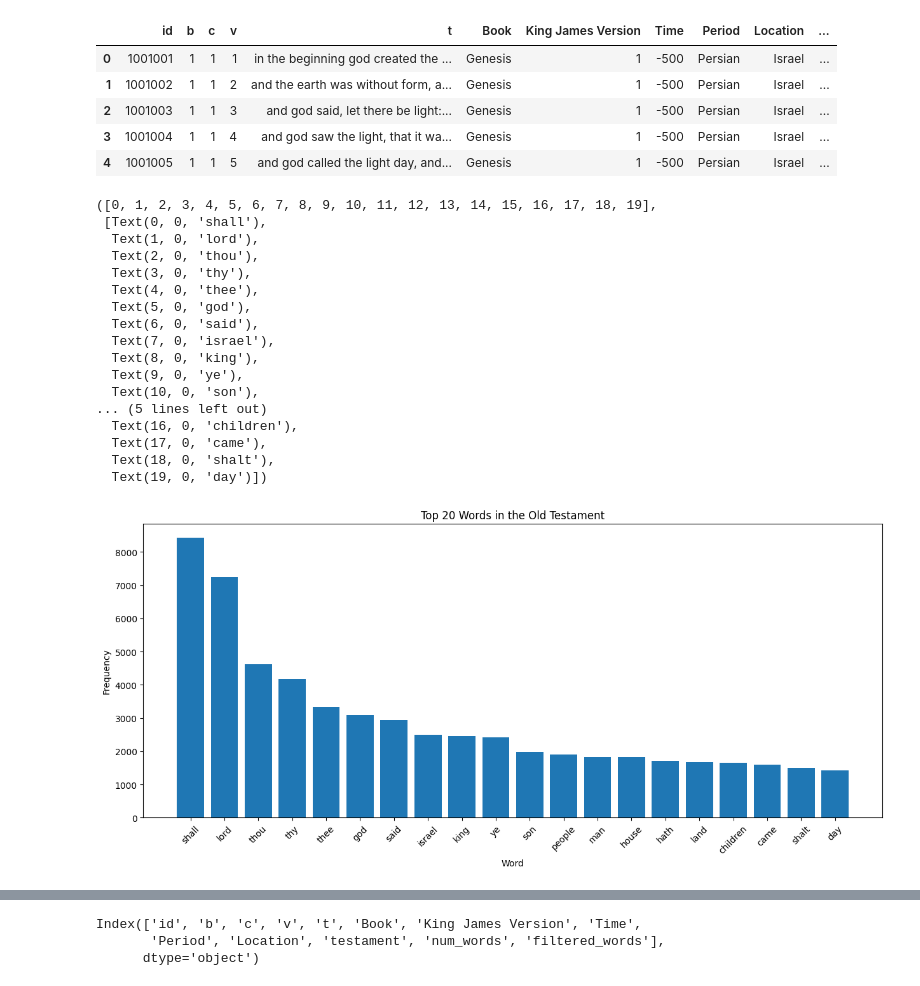
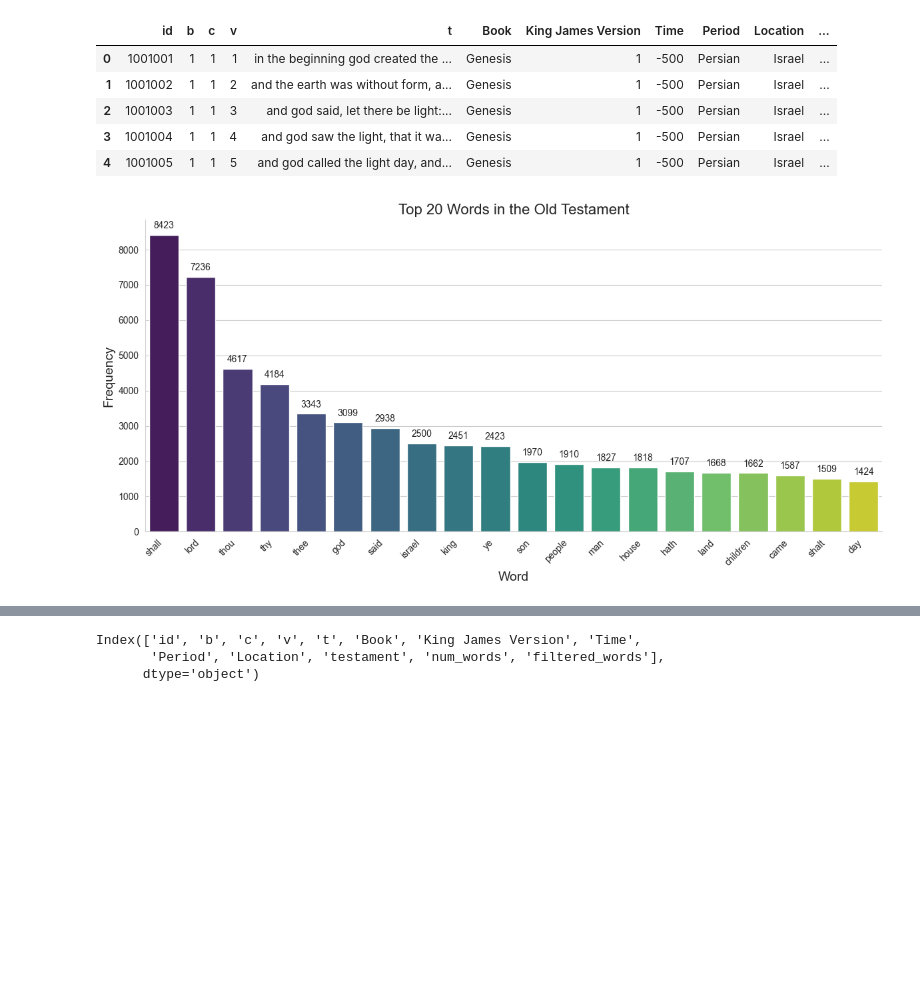
Before and after one commit to Joshua-Conde/Bible-Word-Frequencies, a Jupyter notebook: bible-word-frequencies.ipynb, the cells around one changed output, grey strips where cells are left out. Saved outputs shown, nothing was run; the diff lists cells and outputs as text; code cells hidden in the pictures; blank space fills up the shorter version.

Commit message:
prettified word frequency distribution plots

```diff
--- a/bible-word-frequencies.ipynb
+++ b/bible-word-frequencies.ipynb
@@ -121,30 +122,35 @@ top_20_old_testament_words = dict(word_freq_old_testament.most_common(20))
 top_20_new_testament_words = dict(word_freq_new_testament.most_common(20))
 # %%
 # Plot word frequency distribution for the Old Testament
-plt.figure(figsize=(15, 6))
-plt.subplot(1, 1, 1)
-plt.bar(*zip(*top_20_old_testament_words.items()))
-plt.xlabel("Word")
-plt.ylabel("Frequency")
-plt.title("Top 20 Words in the Old Testament")
-plt.xticks(rotation=45)
+
+# Set seaborn style
+sns.set_style("whitegrid")
+
+# Create a new figure with a specified figure size
+plt.figure(figsize=(12, 6))
+
+# Create a bar plot
+ax = sns.barplot(x=list(top_20_old_testament_words.keys()), y=list(top_20_old_testament_words.values()), hue=list(top_20_old_testament_words.keys()), palette="viridis", dodge=False, legend=False)
+
+# Rotate x-axis labels for better readability
+ax.set_xticks(range(len(top_20_old_testament_words)))
+ax.set_xticklabels(top_20_old_testament_words.keys(), rotation=45, ha="right")
+
+# Add labels and title with larger font size
+plt.xlabel("Word", fontsize=14)
+plt.ylabel("Frequency", fontsize=14)
+plt.title("Top 20 Words in the Old Testament", fontsize=16)
+
+# Add data labels on top of each bar
+for p in ax.patches:
+    ax.annotate(f"{int(p.get_height())}", (p.get_x() + p.get_width() / 2., p.get_height()), ha='center', va='center', xytext=(0, 10), textcoords='offset points', fontsize=10)
+
+# Remove top and right spines
+sns.despine()
+
+# Show plot
+plt.tight_layout()
+plt.show()
 # %% [output]
-([0, 1, 2, 3, 4, 5, 6, 7, 8, 9, 10, 11, 12, 13, 14, 15, 16, 17, 18, 19],
- [Text(0, 0, 'shall'),
-  Text(1, 0, 'lord'),
-  Text(2, 0, 'thou'),
-  Text(3, 0, 'thy'),
-  Text(4, 0, 'thee'),
-  Text(5, 0, 'god'),
-  Text(6, 0, 'said'),
-  Text(7, 0, 'israel'),
-  Text(8, 0, 'king'),
-  Text(9, 0, 'ye'),
-  Text(10, 0, 'son'),
-... (5 lines left out)
-  Text(16, 0, 'children'),
-  Text(17, 0, 'came'),
-  Text(18, 0, 'shalt'),
-  Text(19, 0, 'day')])
-[figure, old version]
+[figure, new version]
 # %%
```
Also changed, not shown: parts of 5 cells of this notebook, 1 other file.
